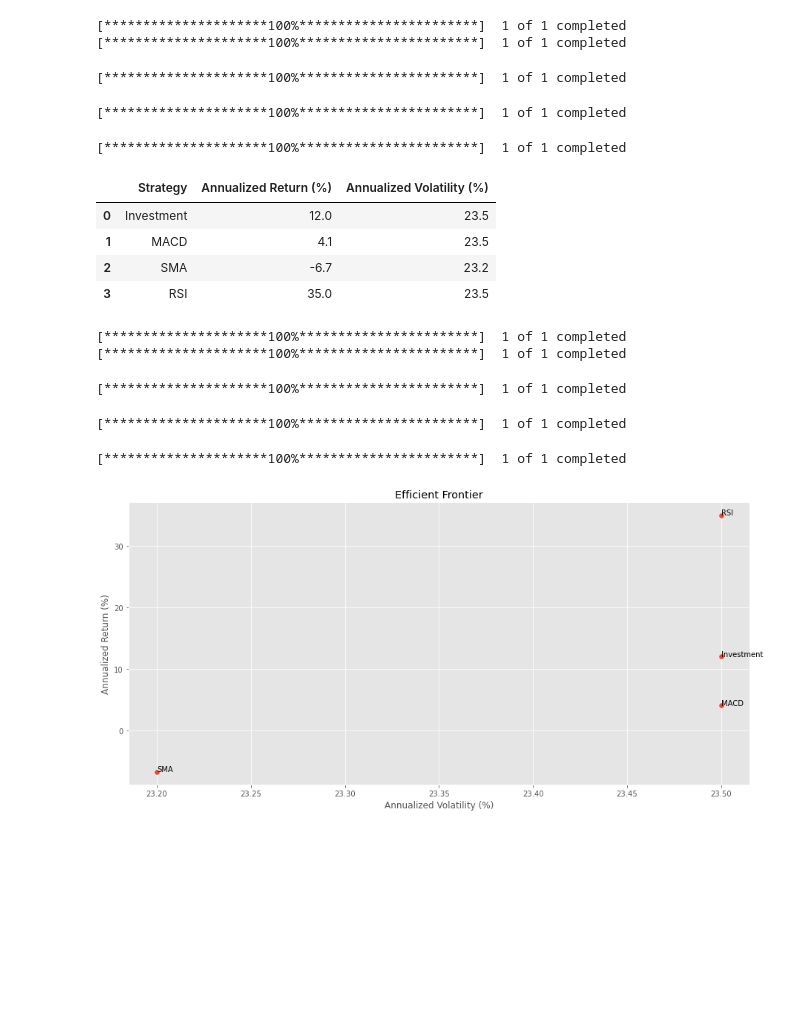
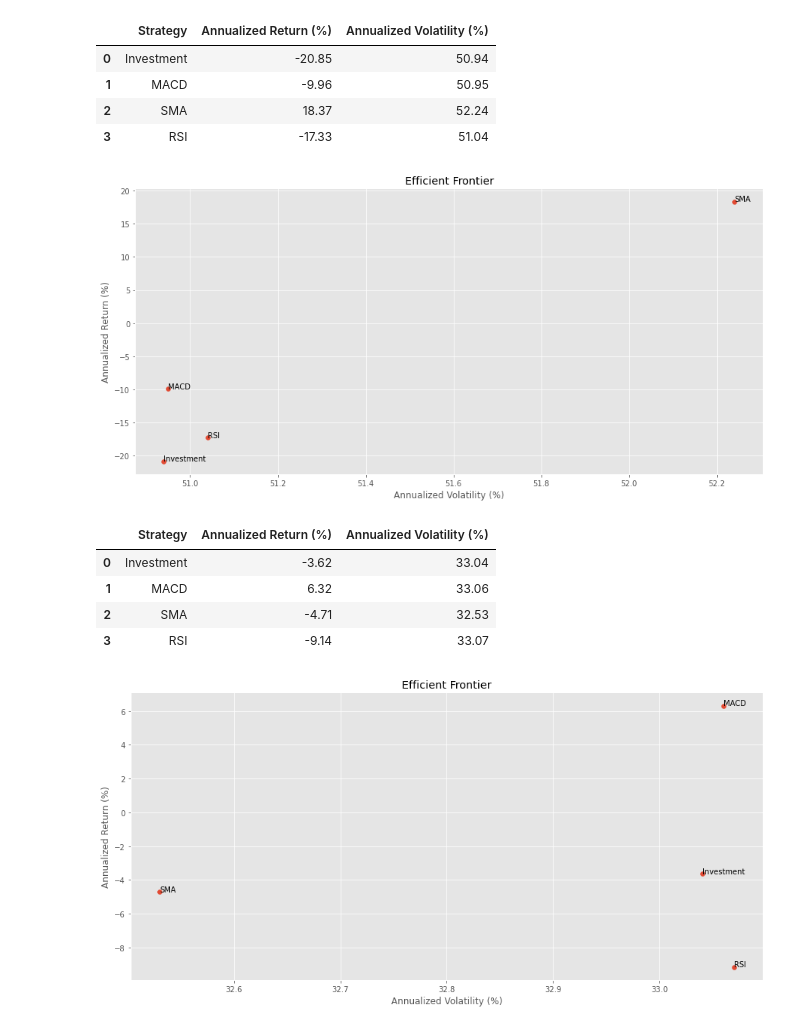
Before and after one commit to joepopop/real_time_financial_info_management, a Jupyter notebook: trading_algorithms.ipynb, the cells around one changed output. Cells and saved outputs as stored; diff of their text form; code cells hidden in the pictures; blank space fills up the shorter version.

```diff
--- a/trading_algorithms.ipynb
+++ b/trading_algorithms.ipynb
@@ -173,0 +180,8 @@ def RSI(ticker_name, start_date, window=14):
+# %%
+# stocks that grew
+tsla = Ticker('TSLA', '2002-1-1')
+vti = Ticker('VTI', '2002-1-1')
+
+# stocks that didn't grow
+ge = Ticker('GE', '2002-1-1')
+ua = Ticker('UA', '2002-1-1')
@@ -174,23 +222,19 @@ def RSI(ticker_name, start_date, window=14):
 # %%
-sum_table('WMT', '2017-12-23', [MACD, SMA, RSI])
+ua.efficient_front(["MACD", "SMA", "RSI"])
 # %% [output]
-[*********************100%***********************]  1 of 1 completed
-[*********************100%***********************]  1 of 1 completed
-[*********************100%***********************]  1 of 1 completed
-[*********************100%***********************]  1 of 1 completed
-[*********************100%***********************]  1 of 1 completed
 |  | Strategy | Annualized Return (%) | Annualized Volatility (%) |
-| 0 | Investment | 12.0 | 23.5 |
-| 1 | MACD | 4.1 | 23.5 |
-| 2 | SMA | -6.7 | 23.2 |
-| 3 | RSI | 35.0 | 23.5 |
+| 0 | Investment | -20.85 | 50.94 |
+| 1 | MACD | -9.96 | 50.95 |
+| 2 | SMA | 18.37 | 52.24 |
+| 3 | RSI | -17.33 | 51.04 |
+[figure, added]
 # %%
-efficient_front('WMT', '2017-12-23', [MACD, SMA, RSI])
+ge.efficient_front(["MACD", "SMA", "RSI"])
 # %% [output]
-[*********************100%***********************]  1 of 1 completed
-[*********************100%***********************]  1 of 1 completed
-[*********************100%***********************]  1 of 1 completed
-[*********************100%***********************]  1 of 1 completed
-[*********************100%***********************]  1 of 1 completed
+|  | Strategy | Annualized Return (%) | Annualized Volatility (%) |
+| 0 | Investment | -3.62 | 33.04 |
+| 1 | MACD | 6.32 | 33.06 |
+| 2 | SMA | -4.71 | 32.53 |
+| 3 | RSI | -9.14 | 33.07 |
-[figure, old version]
+[figure, new version]
 # %%
```
Also changed, not shown: parts of 7 cells of this notebook.
